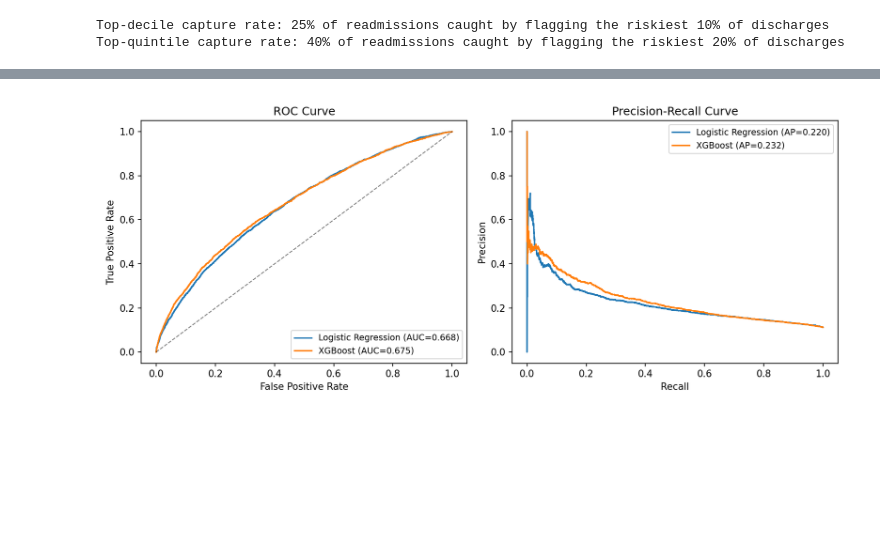
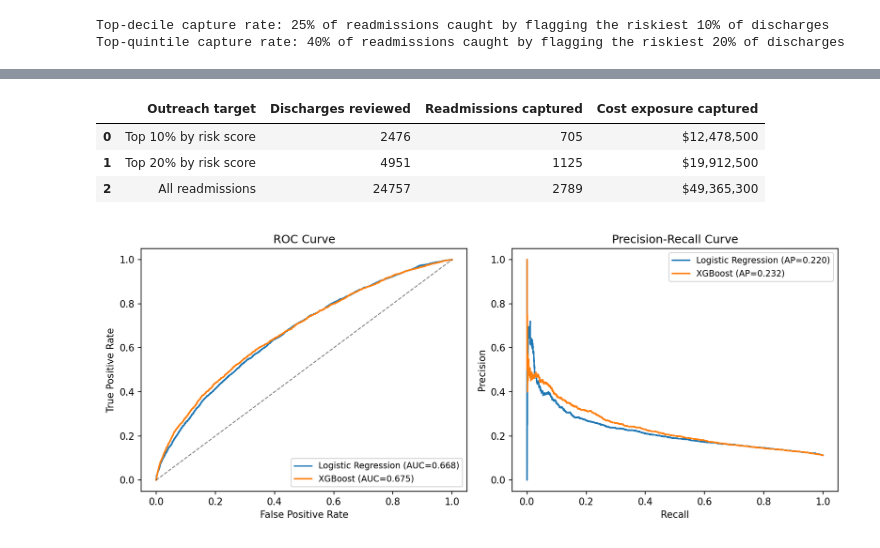
Before and after one commit to jlwj22/Healthcare-Readmission, a Jupyter notebook: notebooks/01_eda_and_modeling.ipynb, the cells around one changed output, grey strips where cells are left out. Cells and saved outputs as stored; diff of their text form; code cells hidden in the pictures; blank space fills up the shorter version.

```diff
--- a/notebooks/01_eda_and_modeling.ipynb
+++ b/notebooks/01_eda_and_modeling.ipynb
@@ -152,3 +156,32 @@ Top-quintile capture rate: 40% of readmissions caught by flagging the riskiest 2
+# %%
+AVG_READMISSION_COST = 17_700  # AHRQ HCUP Statistical Brief #307 (2020, adult readmissions)
+
+n_test = len(y_test) if "y_test" in dir() else None
+total_readmits = metrics["xgboost"]["confusion_matrix_at_0.5"]["true_positive"] + metrics["xgboost"]["confusion_matrix_at_0.5"]["false_negative"]
+total_encounters = sum(metrics["xgboost"]["confusion_matrix_at_0.5"].values())
+
+rows = []
+for pct, key in [(0.10, "top_decile_capture_rate"), (0.20, "top_quintile_capture_rate")]:
+    reviewed = round(total_encounters * pct)
+    captured = round(total_readmits * metrics["xgboost"][key])
+    rows.append({
+        "Outreach target": f"Top {int(pct*100)}% by risk score",
+        "Discharges reviewed": reviewed,
+        "Readmissions captured": captured,
+        "Cost exposure captured": f"${captured * AVG_READMISSION_COST:,.0f}",
+    })
+rows.append({
+    "Outreach target": "All readmissions",
+    "Discharges reviewed": total_encounters,
+    "Readmissions captured": total_readmits,
+    "Cost exposure captured": f"${total_readmits * AVG_READMISSION_COST:,.0f}",
+})
+pd.DataFrame(rows)
+# %% [output]
+|  | Outreach target | Discharges reviewed | Readmissions captured | Cost exposure captured |
+| 0 | Top 10% by risk score | 2476 | 705 | $12,478,500 |
+| 1 | Top 20% by risk score | 4951 | 1125 | $19,912,500 |
+| 2 | All readmissions | 24757 | 2789 | $49,365,300 |
 # %%
 from IPython.display import Image
 Image("../reports/figures/roc_pr_curves.png")
```
Also changed, not shown: parts of 2 cells of this notebook, 3 other files.
